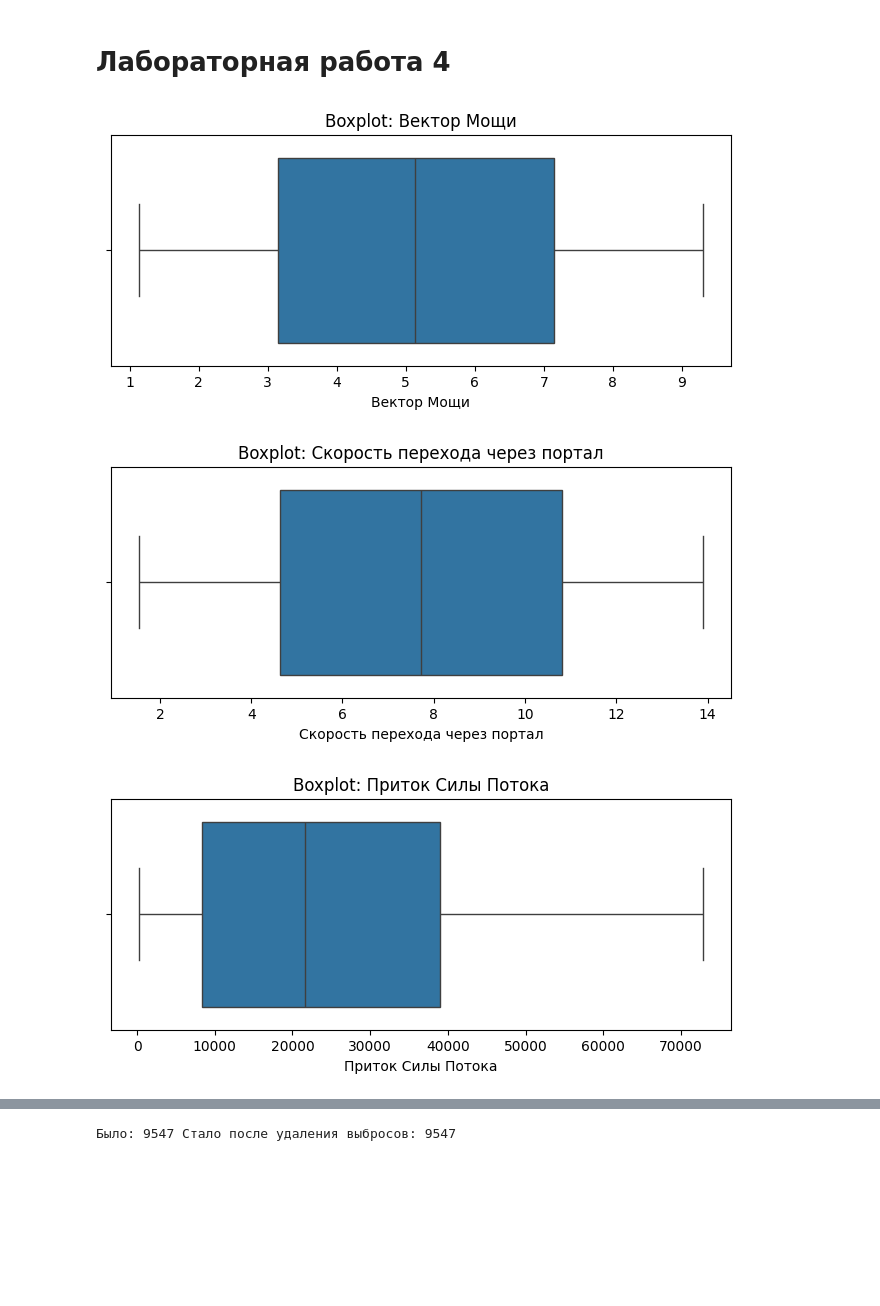
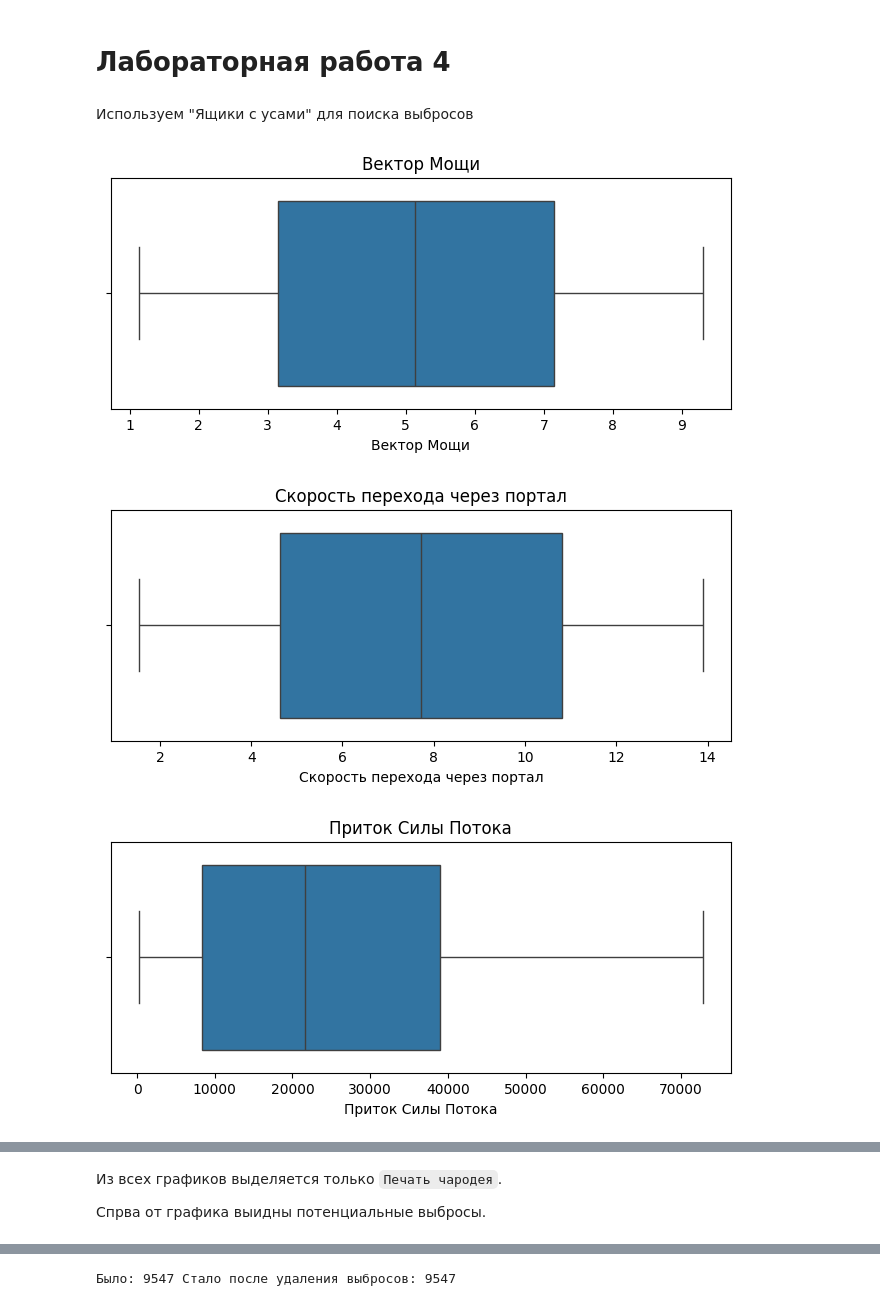
Before and after one commit to Vaiforo/practi5, a Jupyter notebook: labworks.ipynb, the cells around one changed output, grey strips where cells are left out. Cells and saved outputs as stored; diff of their text form; code cells hidden in the pictures; blank space fills up the shorter version.

```diff
--- a/labworks.ipynb
+++ b/labworks.ipynb
@@ -1064,10 +1059,12 @@ X_num = X_train[num_cols].copy()
+# %% [markdown]
+Используем "Ящики с усами" для поиска выбросов
 # %%
 for col in num_cols:
     plt.figure(figsize=(8, 3))
-    sns.boxplot(x=X_num[col])
-    plt.title(f"Boxplot: {col}")
+    sns.boxplot(x=X_train[col])
+    plt.title(col)
     plt.show()
 # %% [output]
-[figure, old version]
+[figure, new version]
-[figure, old version]
+[figure, new version]
-[figure, old version]
+[figure, new version]
@@ -1088,3 +1082,7 @@ IQR_K = 1.5
+# %% [markdown]
+Из всех графиков выделяется только `Печать чародея`.
+
+Спрва от графика выидны потенциальные выбросы.
 # %%
 def iqr_outliers_mask(s: pd.Series, k: float = 1.5) -> pd.Series:
     q1 = s.quantile(0.25)
```
Also changed, not shown: parts of 24 cells of this notebook.
